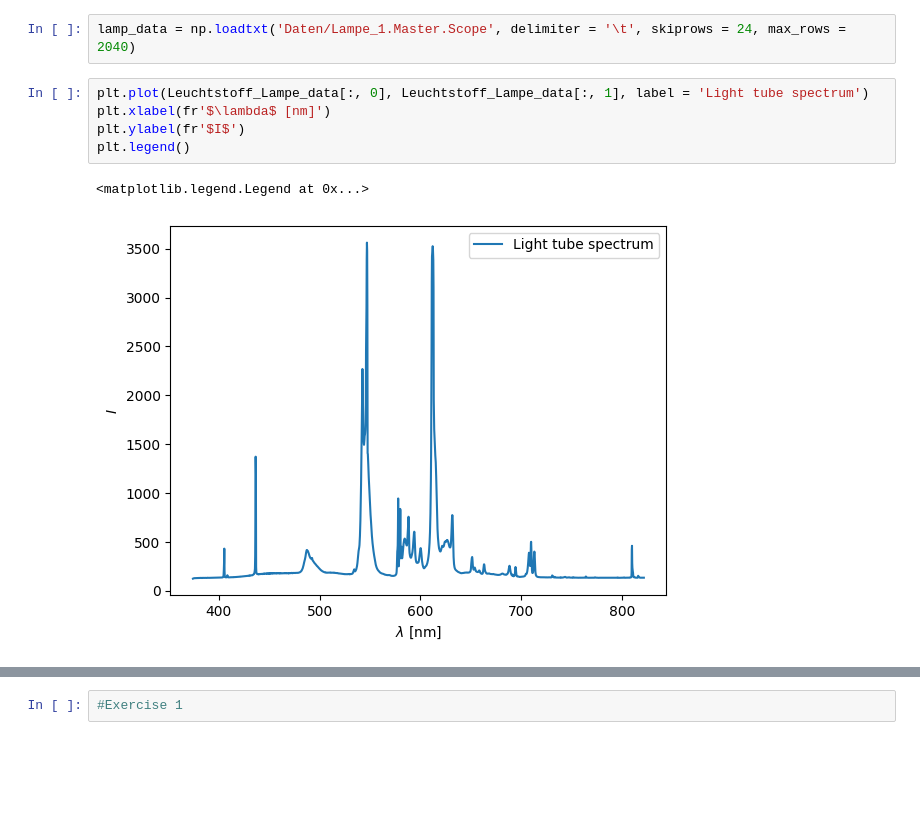
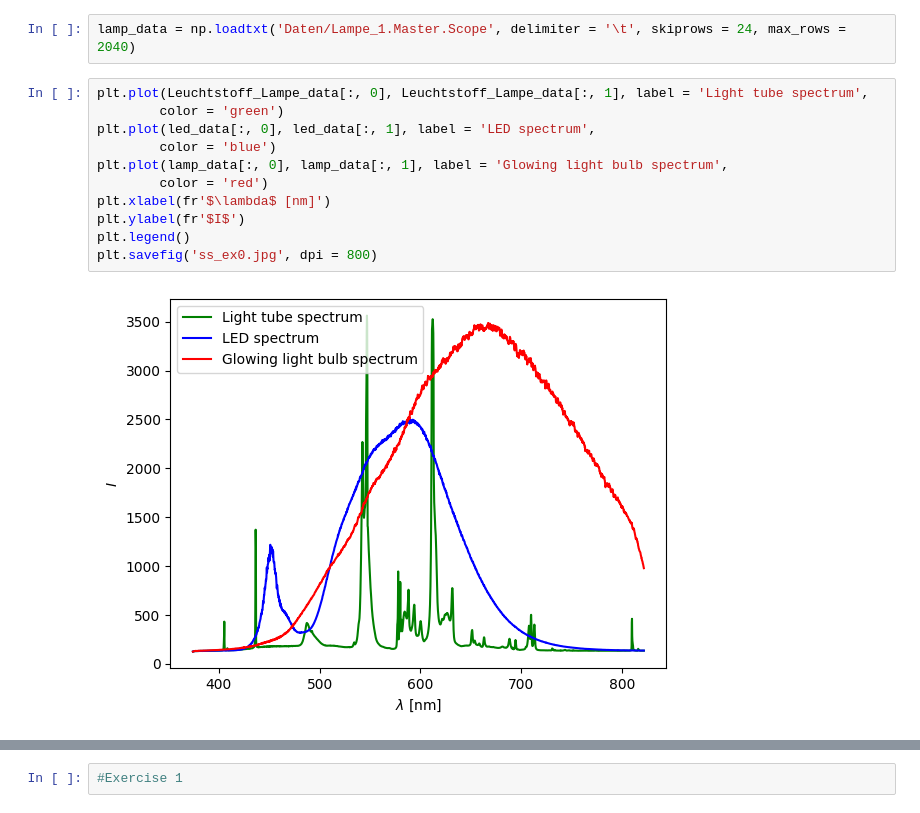
Before and after one commit to thexwon/P4, a Jupyter notebook: Semiconductor Spectroscopy/ss.ipynb, the cells around one changed output, grey strips where cells are left out. Drawn from its saved outputs; the diff is of its cells as text; blank space fills up the shorter version.

```diff
--- a/Semiconductor Spectroscopy/ss.ipynb
+++ b/Semiconductor Spectroscopy/ss.ipynb
@@ -17,11 +17,16 @@ Leuchtstoff_Lampe_data = np.loadtxt('Daten/Leuchtstoff_Lampe.Master.Scope', deli
 # %%
 lamp_data = np.loadtxt('Daten/Lampe_1.Master.Scope', delimiter = '\t', skiprows = 24, max_rows = 2040)
 # %%
-plt.plot(Leuchtstoff_Lampe_data[:, 0], Leuchtstoff_Lampe_data[:, 1], label = 'Light tube spectrum')
+plt.plot(Leuchtstoff_Lampe_data[:, 0], Leuchtstoff_Lampe_data[:, 1], label = 'Light tube spectrum',
+        color = 'green')
+plt.plot(led_data[:, 0], led_data[:, 1], label = 'LED spectrum',
+        color = 'blue')
+plt.plot(lamp_data[:, 0], lamp_data[:, 1], label = 'Glowing light bulb spectrum',
+        color = 'red')
 plt.xlabel(fr'$\lambda$ [nm]')
 plt.ylabel(fr'$I$')
 plt.legend()
+plt.savefig('ss_ex0.jpg', dpi = 800)
 # %% [output]
-<matplotlib.legend.Legend at 0x...>
-[figure, old version]
+[figure, new version]
 # %%
```
Also changed, not shown: parts of 12 cells of this notebook.
